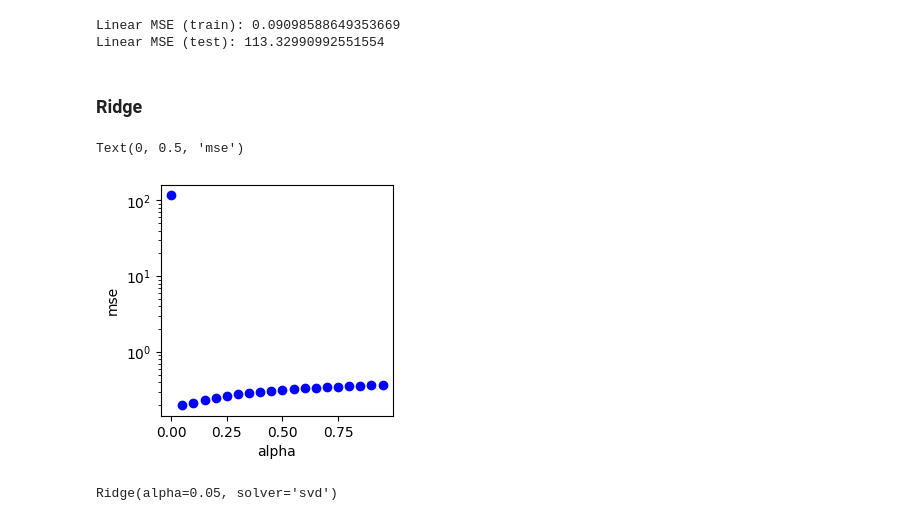
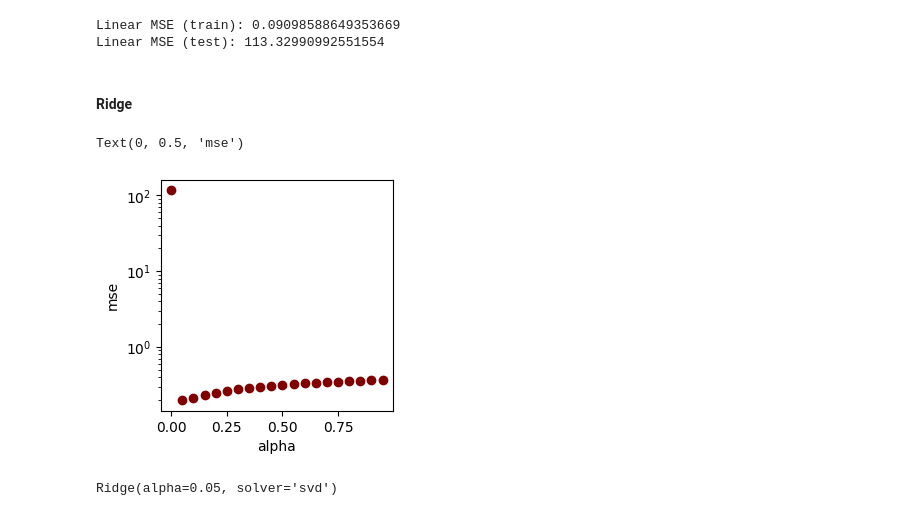
Before and after one commit to ariahosseini/TradML, a Jupyter notebook: SciKitLearn_00_ProjZero_LinearModels.ipynb, the cells around one changed output. Drawn from its saved outputs; the diff is of its cells as text; code cells hidden in the pictures.

```diff
--- a/SciKitLearn_00_ProjZero_LinearModels.ipynb
+++ b/SciKitLearn_00_ProjZero_LinearModels.ipynb
@@ -126,24 +128,24 @@ print("Linear MSE (test):", metrics.mean_squared_error(yp_test, pred_test))
 Linear MSE (train): 0.09098588649353669
 Linear MSE (test): 113.32990992551554
 # %% [markdown]
-### Ridge
+#### Ridge
 # %%
 alphas = np.arange(0, 1, 0.05)
 rig_mse = []
 for alpha in alphas:
-    rig = linear_model.Ridge(alpha = alpha, solver = 'svd')
+    rig = linear_model.Ridge(alpha=alpha, solver='svd')
     rig.fit(xp_train, y_train)
     pred = rig.predict(xp_test)
     rig_mse.append((alpha, metrics.mean_squared_error(y_test, pred)))
 plt.figure(figsize=(3,3))
 for alpha, mse in rig_mse:
-    plt.scatter(alpha, mse, c = 'b')
+    plt.scatter(alpha, mse, c='maroon')
 plt.yscale('log')
 plt.xlabel("alpha")
 plt.ylabel("mse")
 # %% [output]
 Text(0, 0.5, 'mse')
-[figure, old version]
+[figure, new version]
 # %%
 alpha = min(rig_mse, key=lambda x: x[1])[0]
 rig = linear_model.Ridge(alpha=alpha, solver='svd')
```
Also changed, not shown: parts of 79 cells of this notebook.
